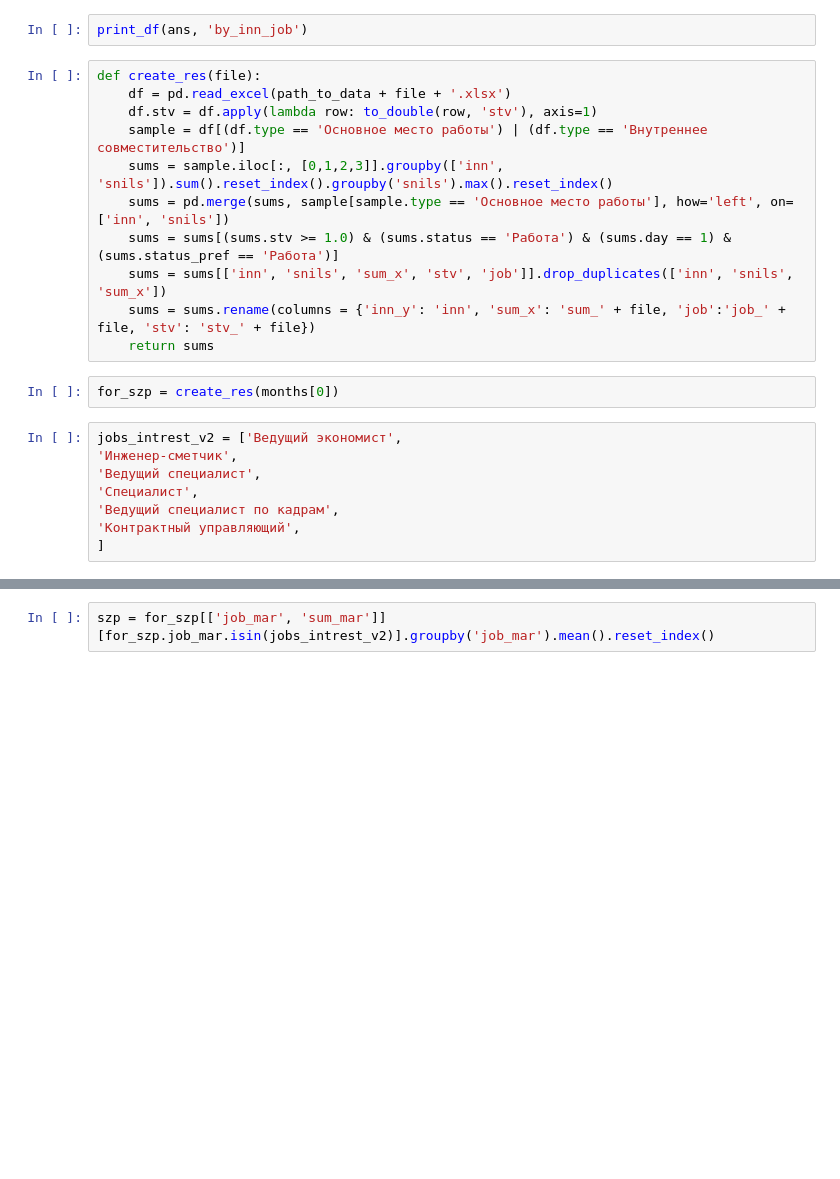
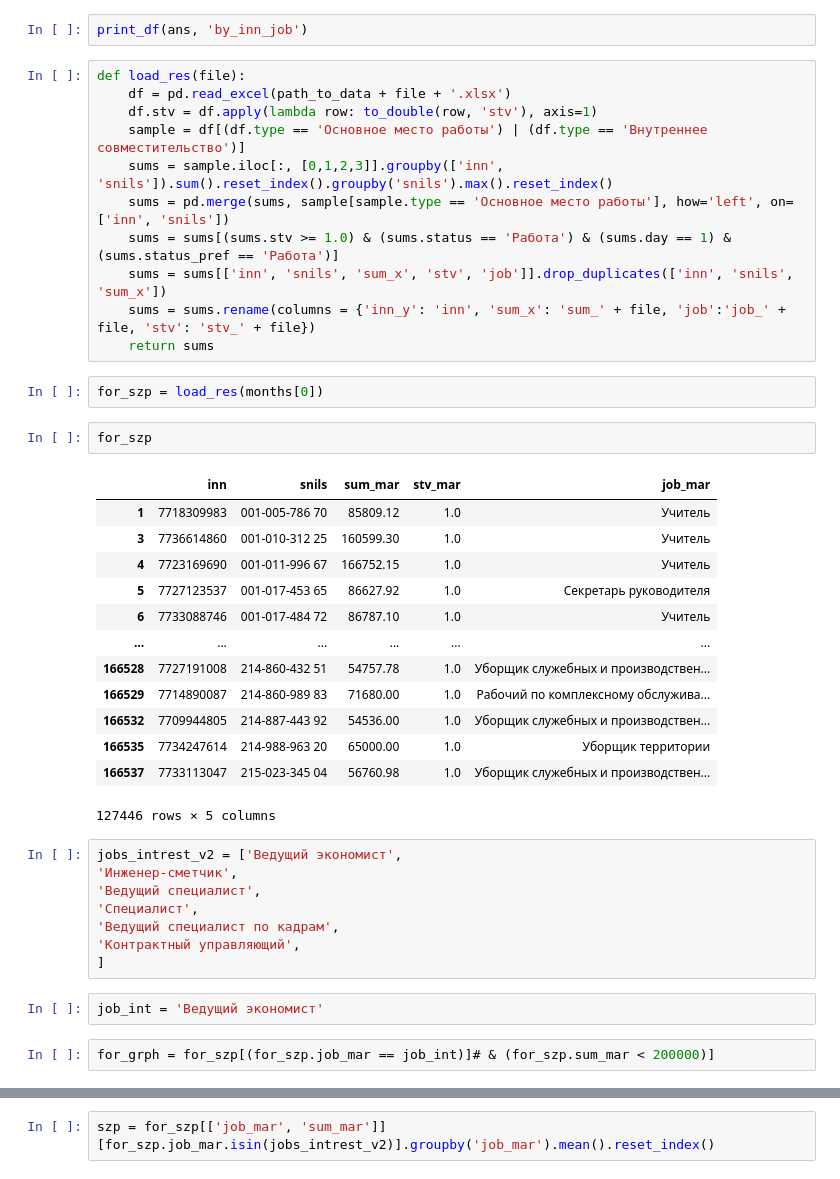
Before and after one commit to Mr-Maxraw/cfo-parser, a Jupyter notebook: counting/200+_check_mar.ipynb, the cells around one changed output, grey strips where cells are left out. Cells and saved outputs as stored; diff of their text form; blank space fills up the shorter version.

```diff
--- a/counting/200+_check_mar.ipynb
+++ b/counting/200+_check_mar.ipynb
@@ -307,7 +311,7 @@ ans
 # %%
 print_df(ans, 'by_inn_job')
 # %%
-def create_res(file):
+def load_res(file):
     df = pd.read_excel(path_to_data + file + '.xlsx')
     df.stv = df.apply(lambda row: to_double(row, 'stv'), axis=1)
     sample = df[(df.type == 'Основное место работы') | (df.type == 'Внутреннее совместительство')]
@@ -318,7 +322,23 @@ def create_res(file):
     sums = sums.rename(columns = {'inn_y': 'inn', 'sum_x': 'sum_' + file, 'job':'job_' + file, 'stv': 'stv_' + file})
     return sums
 # %%
-for_szp = create_res(months[0])
+for_szp = load_res(months[0])
+# %%
+for_szp
+# %% [output]
+|  | inn | snils | sum_mar | stv_mar | job_mar |
+| 1 | 7718309983 | 001-005-786 70 | 85809.12 | 1.0 | Учитель |
+| 3 | 7736614860 | 001-010-312 25 | 160599.30 | 1.0 | Учитель |
+| 4 | 7723169690 | 001-011-996 67 | 166752.15 | 1.0 | Учитель |
+| 5 | 7727123537 | 001-017-453 65 | 86627.92 | 1.0 | Секретарь руководителя |
+| 6 | 7733088746 | 001-017-484 72 | 86787.10 | 1.0 | Учитель |
+| ... | ... | ... | ... | ... | ... |
+| 166528 | 7727191008 | 214-860-432 51 | 54757.78 | 1.0 | Уборщик служебных и производствен... |
+| 166529 | 7714890087 | 214-860-989 83 | 71680.00 | 1.0 | Рабочий по комплексному обслужива... |
+| 166532 | 7709944805 | 214-887-443 92 | 54536.00 | 1.0 | Уборщик служебных и производствен... |
+| 166535 | 7734247614 | 214-988-963 20 | 65000.00 | 1.0 | Уборщик территории |
+| 166537 | 7733113047 | 215-023-345 04 | 56760.98 | 1.0 | Уборщик служебных и производствен... |
+127446 rows × 5 columns
 # %%
 jobs_intrest_v2 = ['Ведущий экономист',
 'Инженер-сметчик',
@@ -327,3 +347,7 @@ jobs_intrest_v2 = ['Ведущий экономист',
 'Ведущий специалист по кадрам',
 'Контрактный управляющий',
 ]
+# %%
+job_int = 'Ведущий экономист'
+# %%
+for_grph = for_szp[(for_szp.job_mar == job_int)]# & (for_szp.sum_mar < 200000)]
```
Also changed, not shown: parts of 7 cells of this notebook, 4 other files.
